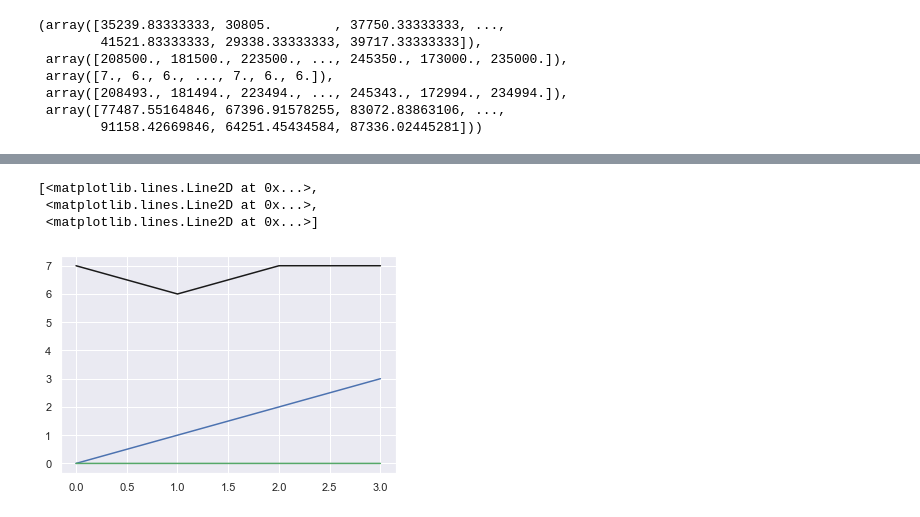
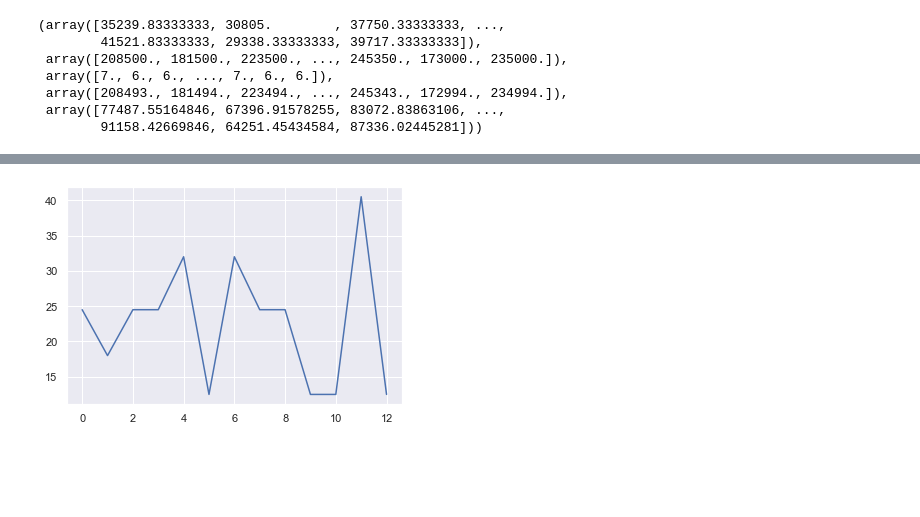
Before and after one commit to Marcot98/MaestriaDataScience, a Jupyter notebook: Ciencia de Datos en Python/Proyecto Final/Proyecto Final - Marco Escobar.ipynb, the cells around one changed output, grey strips where cells are left out. Drawn from its saved outputs; the diff is of its cells as text; code cells hidden in the pictures; blank space fills up the shorter version.

```diff
--- a/Ciencia de Datos en Python/Proyecto Final/Proyecto Final - Marco Escobar.ipynb
+++ b/Ciencia de Datos en Python/Proyecto Final/Proyecto Final - Marco Escobar.ipynb
@@ -335,7 +277,4 @@ data
-# %%
-plt.plot(data['Iteracion'], data['Iteracion'], 'b', data['Iteracion'], data['Beta 0'], 'g', data['Iteracion'], data['Beta 1'], 'k',  )
-# %% [output]
-[<matplotlib.lines.Line2D at 0x...>,
- <matplotlib.lines.Line2D at 0x...>,
- <matplotlib.lines.Line2D at 0x...>]
-[figure, removed]
+# %%
+my.Graf(my.diccionario, my.Error)
+# %% [output]
+[figure, added]
```
Also changed, not shown: parts of 17 cells of this notebook, 1 other file.
